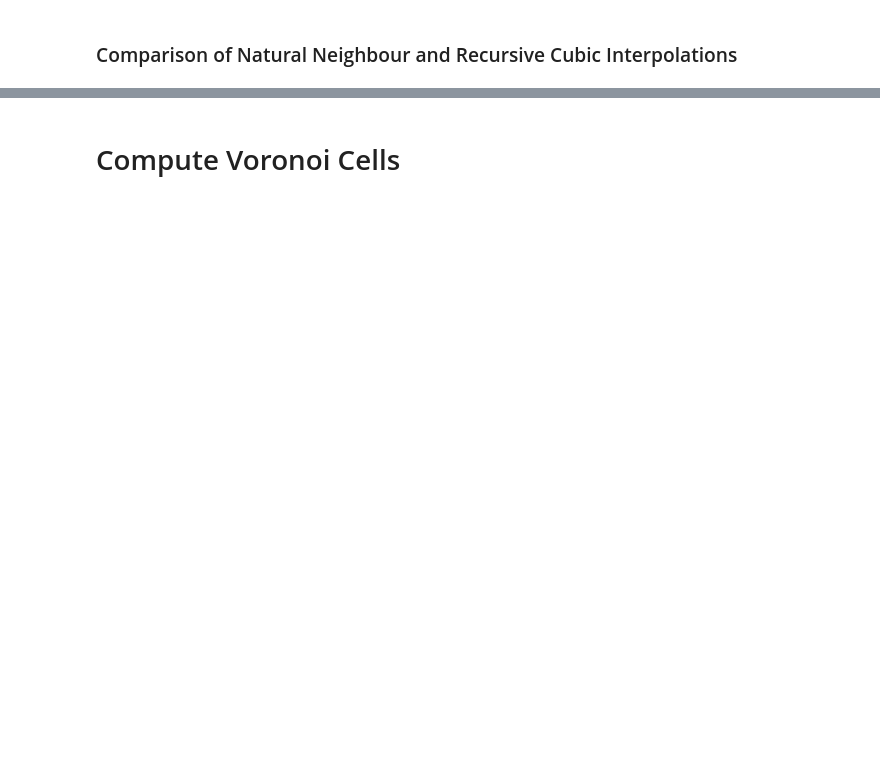
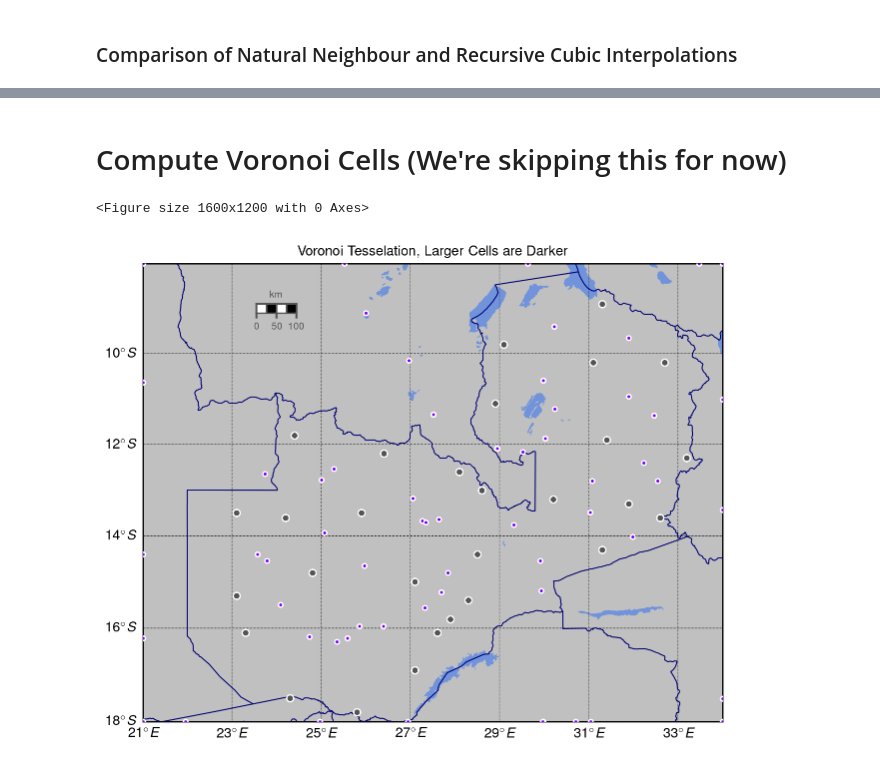
Before and after one commit to urschrei/Geopython, a Jupyter notebook: contour.ipynb, the cells around one changed output, grey strips where cells are left out. Cells and saved outputs as stored; diff of their text form; code cells hidden in the pictures; blank space fills up the shorter version.

```diff
--- a/contour.ipynb
+++ b/contour.ipynb
@@ -743,10 +743,10 @@ plt.show()
 # %% [markdown]
-# Compute Voronoi Cells
+# Compute Voronoi Cells (We're skipping this for now)
 # %%
 plt.clf()
 fig = plt.figure(figsize=(7.22, 5.25))
 
-ax2 = fig.add_subplot(111, axisbg='w', frame_on=False)
+ax2 = fig.add_subplot(111, frame_on=False)
 
 # draw map details
 m.drawmapboundary(fill_color = 'white', ax=ax2)
@@ -775,14 +775,14 @@ clip = box(*(chain(m(lllon, lllat), m(urlon, urlat))))
 clipped = [clip.intersection(poly) for poly in
            (Polygon(pol) for pol in (vor.complete_vertices[region] for region in vor.complete_regions))]
 # create patches
-patches = (PolygonPatch(pol) for pol in clipped)
+# patches = (PolygonPatch(pol) for pol in clipped)
 # we can specify a normalize instance (area?) and a colour map here
 cmap = plt.get_cmap('RdPu')
 norm2 = Normalize()
-pc = PatchCollection(patches, match_original=False, alpha=0.75, color='#7F00FF', lw=1., zorder=5)
-pc.set_facecolor(cmap(norm2(np.array([pol.area for pol in clipped]))))
+# pc = PatchCollection(patches, match_original=False, alpha=0.75, color='#7F00FF', lw=1., zorder=5)
+# pc.set_facecolor(cmap(norm2(np.array([pol.area for pol in clipped]))))
 # uncomment to add the filled voronoi tesselation
-ax2.add_collection(pc)
+# ax2.add_collection(pc)
 
 # plot Voronoi cell points
 m.scatter(
@@ -790,34 +790,36 @@ m.scatter(
     color='#7F00FF', edgecolor='#ffffff',
     zorder=5, s=10)
 
 # plt.triplot(tri, color='#545454', zorder=5, lw=.75, alpha=.5)
 
 # scatter plot - vmin/max for colormap compat
 m.scatter(
     data['projected_lon'],
     data['projected_lat'],
     color='#545454',
     edgecolor='#ffffff',
     alpha=1.,
     s=25,
-    cmap='RdPu',
     ax=ax2,
-    vmin=zi.min(), vmax=zi.max(), zorder=5)
+    zorder=5)
 
 plt.title(
     "Voronoi Tesselation, Larger Cells are Darker",
     fontsize=10)
 
 m.drawmapscale(
     24., -9., 28., -13,
     100,
     units='km', fontsize=7,
     yoffset=None,
     barstyle='fancy', labelstyle='simple',
     fillcolor1='w', fillcolor2='#000000',
     fontcolor='#555555',
     zorder=5, ax=ax2)
 
 plt.tight_layout()
-plt.savefig("voronoi.png", format="png", bbox_inches='tight', transparent=True, dpi=300)
-plt.show()
+# plt.savefig("voronoi.png", format="png", bbox_inches='tight', transparent=True, dpi=300)
+# plt.show()
+# %% [output]
+<Figure size 1600x1200 with 0 Axes>
+[figure, added]
```
Also changed, not shown: parts of 8 cells of this notebook, 4 other files.
